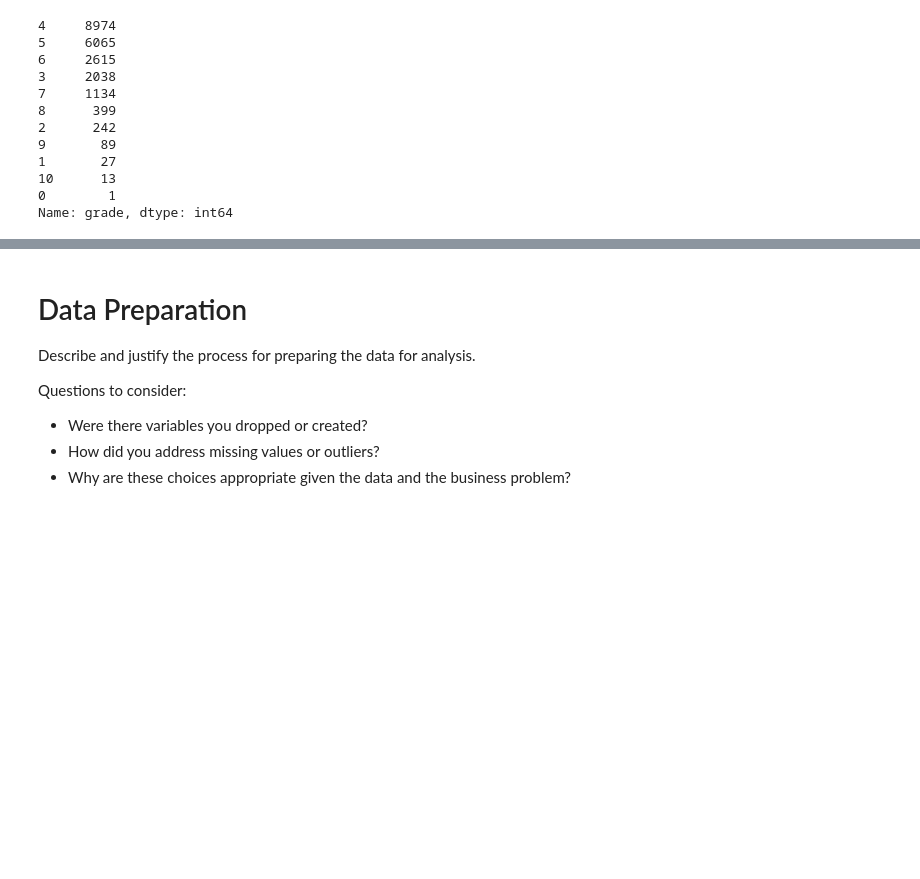
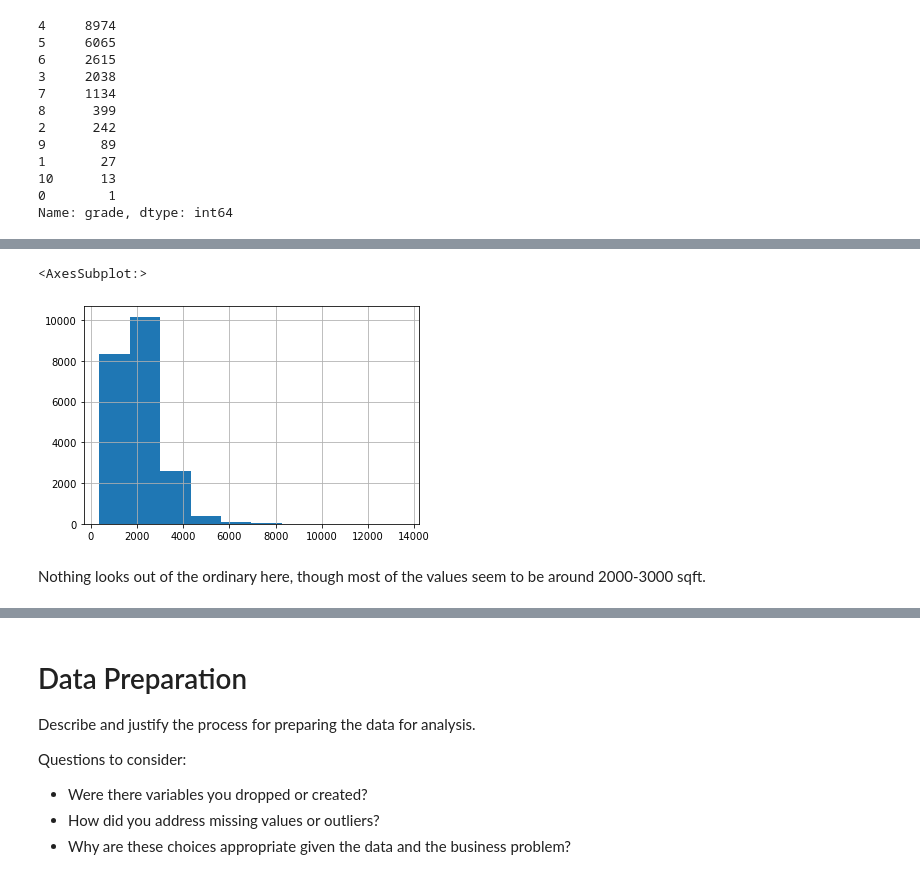
Before and after one commit to Jyve00/King-County-Housing-, a Jupyter notebook: notebooks/Matthew/Final_Notebook.ipynb, the cells around one changed output, grey strips where cells are left out. Cells and saved outputs as stored; diff of their text form; code cells hidden in the pictures; blank space fills up the shorter version.

```diff
--- a/notebooks/Matthew/Final_Notebook.ipynb
+++ b/notebooks/Matthew/Final_Notebook.ipynb
@@ -83,0 +171,7 @@ Name: grade, dtype: int64
+# %%
+kc['sqft_living'].hist()
+# %% [output]
+<AxesSubplot:>
+[figure, added]
+# %% [markdown]
+Nothing looks out of the ordinary here, though most of the values seem to be around 2000-3000 sqft.
```
Also changed, not shown: parts of 24 cells of this notebook.
